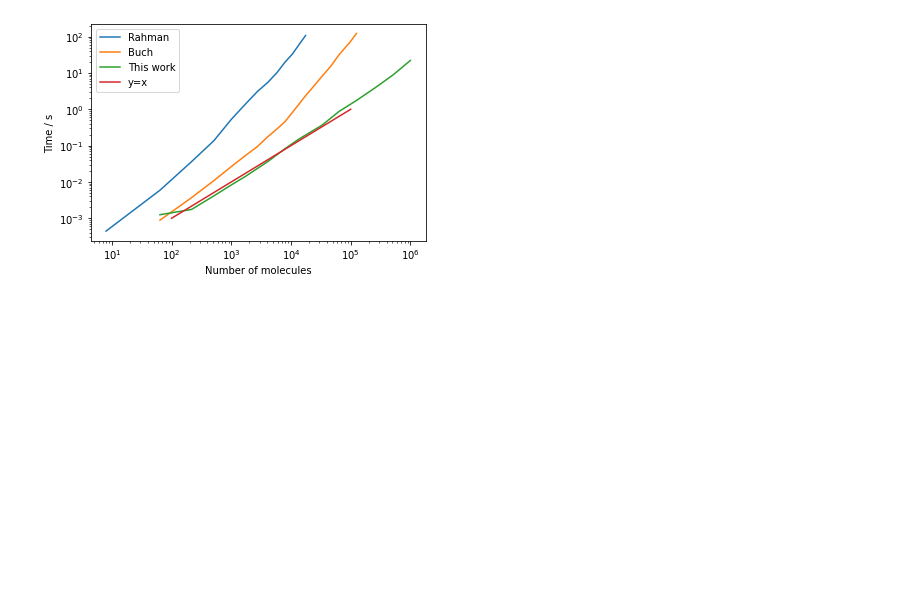
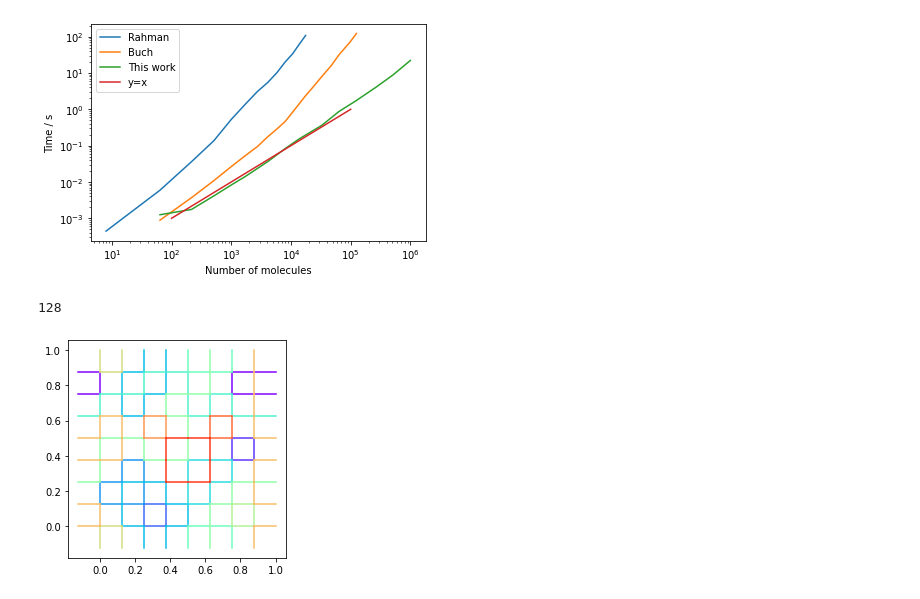
Before and after one commit to vitroid/TileCycles, a Jupyter notebook: TileCycles.ipynb, the cells around one changed output. Drawn from its saved outputs; the diff is of its cells as text; code cells hidden in the pictures; blank space fills up the shorter version.

```diff
--- a/TileCycles.ipynb
+++ b/TileCycles.ipynb
@@ -321,3 +274,61 @@ plt.ylabel("Time / s")
 # %% [output]
 Text(0, 0.5, 'Time / s')
 [figure]
+# %%
+# for TOC graphics
+
+from matplotlib import pyplot as plt
+
+# make a 2D 6x6 ice.
+
+def draw_cycle(cycle, pos, N, col):
+    threshold = 1.1/N**2
+    cm = plt.get_cmap('rainbow')
+    segs = []
+    for i in range(len(cycle)):
+        a = cycle[i-1]
+        b = cycle[i]
+        va = pos[a]
+        vb = pos[b]
+        d = vb - va
+        if d@d > threshold:
+            d -= np.floor(d+0.5)
+            seg = np.vstack([vb-d, vb])
+            plt.plot(seg[:,0], seg[:,1], color=cm(col))
+        seg = np.vstack([va, va+d])
+        plt.plot(seg[:,0], seg[:,1], color=cm(col))
+
+N = 8
+X = np.arange(N)
+Y = np.arange(N)
+X,Y = np.meshgrid(X,Y)
+X = X.reshape(N*N)
+Y = Y.reshape(N*N)
+pos = np.vstack([X,Y]).T / N # fractional coordinate
+g = nx.Graph()
+for a in range(N*N):
+    for b in range(a):
+        d = pos[a] - pos[b]
+        d -= np.floor(d+0.5)
+        if (d@d)*N*N < 1.1:
+            g.add_edge(a,b)
+
+print(g.number_of_edges())
+
+
+fig1, ax = plt.subplots()
+
+cycles = []
+dd = nx.DiGraph()
+for cycle in tileByCycles(g):
+    cycles.append(cycle)
+
+for i, cycle in enumerate(cycles):
+    draw_cycle(cycle, pos, N, i/len(cycles))
+
+ax.set_aspect('equal', adjustable='box')
+plt.show()
+fig1.savefig("map.pdf", bbox='tight')
+# %% [output]
+128
+[figure, added]
```
Also changed, not shown: parts of 3 cells of this notebook.
